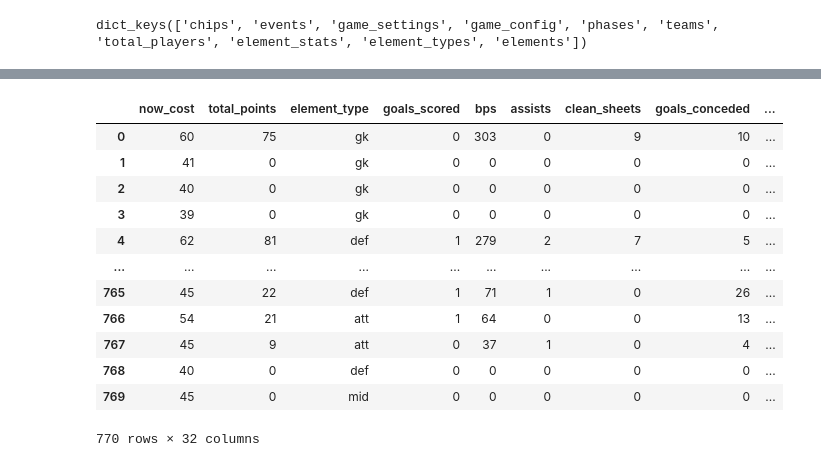
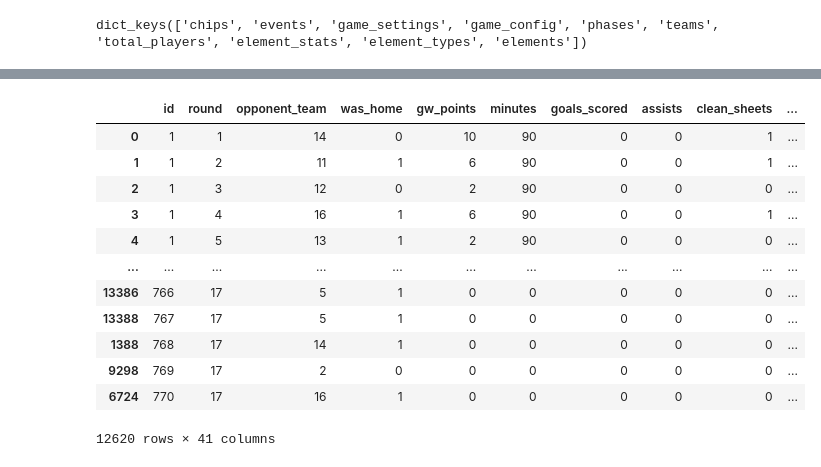
Before and after one commit to Adham-Elzawawi/Fantasy-Premier-League, a Jupyter notebook: FPL.ipynb, the cells around one changed output, grey strips where cells are left out. Saved outputs shown, nothing was run; the diff lists cells and outputs as text; code cells hidden in the pictures.

```diff
--- a/FPL.ipynb
+++ b/FPL.ipynb
@@ -124 +261,29 @@ feature_map = {
+# %%
+def add_rolling_features(df, group_col="id", time_col="round", windows=(5,), shift=1, cols=None):
+    d = df.copy()
+    d[time_col] = pd.to_numeric(d[time_col], errors="coerce")
+    d = d.sort_values([group_col, time_col])
+
+    if cols is None:
+        cols = [
+            "minutes","goals_scored","assists","clean_sheets","goals_conceded","saves",
+            "expected_goals","expected_assists","expected_goals_conceded",
+            "influence","creativity","threat","ict_index"
+        ]
+    cols = [c for c in cols if c in d.columns]
+
+    for c in cols:
+        d[c] = pd.to_numeric(d[c], errors="coerce")
+
+    for w in windows:
+        rolled = d.groupby(group_col, sort=False)[cols].rolling(w, min_periods=1).mean()
+        if shift:
+            rolled = rolled.shift(shift)
+        rolled = rolled.reset_index(level=0, drop=True)
+        rolled.columns = [f"{c}_r{w}" for c in cols]
+        d = pd.concat([d, rolled], axis=1)
+
+    return d
+
+train_df = add_rolling_features(player_gw_df, windows=(5,), shift=1)
 # %%
@@ -178,16 +355,26 @@ players_with_preds_df, models = fit_predict_by_position(players_data_df, feature
-# %%
-players_with_preds_df
-# %% [output]
-|  | now_cost | total_points | element_type | goals_scored | bps | assists | clean_sheets | goals_conceded | ... |
-| 0 | 60 | 75 | gk | 0 | 303 | 0 | 9 | 10 | ... |
-| 1 | 41 | 0 | gk | 0 | 0 | 0 | 0 | 0 | ... |
-| 2 | 40 | 0 | gk | 0 | 0 | 0 | 0 | 0 | ... |
-| 3 | 39 | 0 | gk | 0 | 0 | 0 | 0 | 0 | ... |
-| 4 | 62 | 81 | def | 1 | 279 | 2 | 7 | 5 | ... |
-| ... | ... | ... | ... | ... | ... | ... | ... | ... | ... |
-| 765 | 45 | 22 | def | 1 | 71 | 1 | 0 | 26 | ... |
-| 766 | 54 | 21 | att | 1 | 64 | 0 | 0 | 13 | ... |
-| 767 | 45 | 9 | att | 0 | 37 | 1 | 0 | 4 | ... |
-| 768 | 40 | 0 | def | 0 | 0 | 0 | 0 | 0 | ... |
-| 769 | 45 | 0 | mid | 0 | 0 | 0 | 0 | 0 | ... |
-770 rows × 32 columns
+# %%
+train_cut = train_df.loc[train_df["round"] < target_gw].copy()
+
+train_cut_with_preds, models = fit_predict_by_position(
+    train_cut,
+    feature_map_gw,
+    target="gw_points",
+    pos_col="element_type",
+    pred_col="xgb_pred"
+)
+
+train_cut_with_preds
+# %% [output]
+|  | id | round | opponent_team | was_home | gw_points | minutes | goals_scored | assists | clean_sheets | ... |
+| 0 | 1 | 1 | 14 | 0 | 10 | 90 | 0 | 0 | 1 | ... |
+| 1 | 1 | 2 | 11 | 1 | 6 | 90 | 0 | 0 | 1 | ... |
+| 2 | 1 | 3 | 12 | 0 | 2 | 90 | 0 | 0 | 0 | ... |
+| 3 | 1 | 4 | 16 | 1 | 6 | 90 | 0 | 0 | 1 | ... |
+| 4 | 1 | 5 | 13 | 1 | 2 | 90 | 0 | 0 | 0 | ... |
+| ... | ... | ... | ... | ... | ... | ... | ... | ... | ... | ... |
+| 13386 | 766 | 17 | 5 | 1 | 0 | 0 | 0 | 0 | 0 | ... |
+| 13388 | 767 | 17 | 5 | 1 | 0 | 0 | 0 | 0 | 0 | ... |
+| 1388 | 768 | 17 | 14 | 1 | 0 | 0 | 0 | 0 | 0 | ... |
+| 9298 | 769 | 17 | 2 | 0 | 0 | 0 | 0 | 0 | 0 | ... |
+| 6724 | 770 | 17 | 16 | 1 | 0 | 0 | 0 | 0 | 0 | ... |
+12620 rows × 41 columns
```
Also changed, not shown: parts of 22 cells of this notebook, 1 other file.
